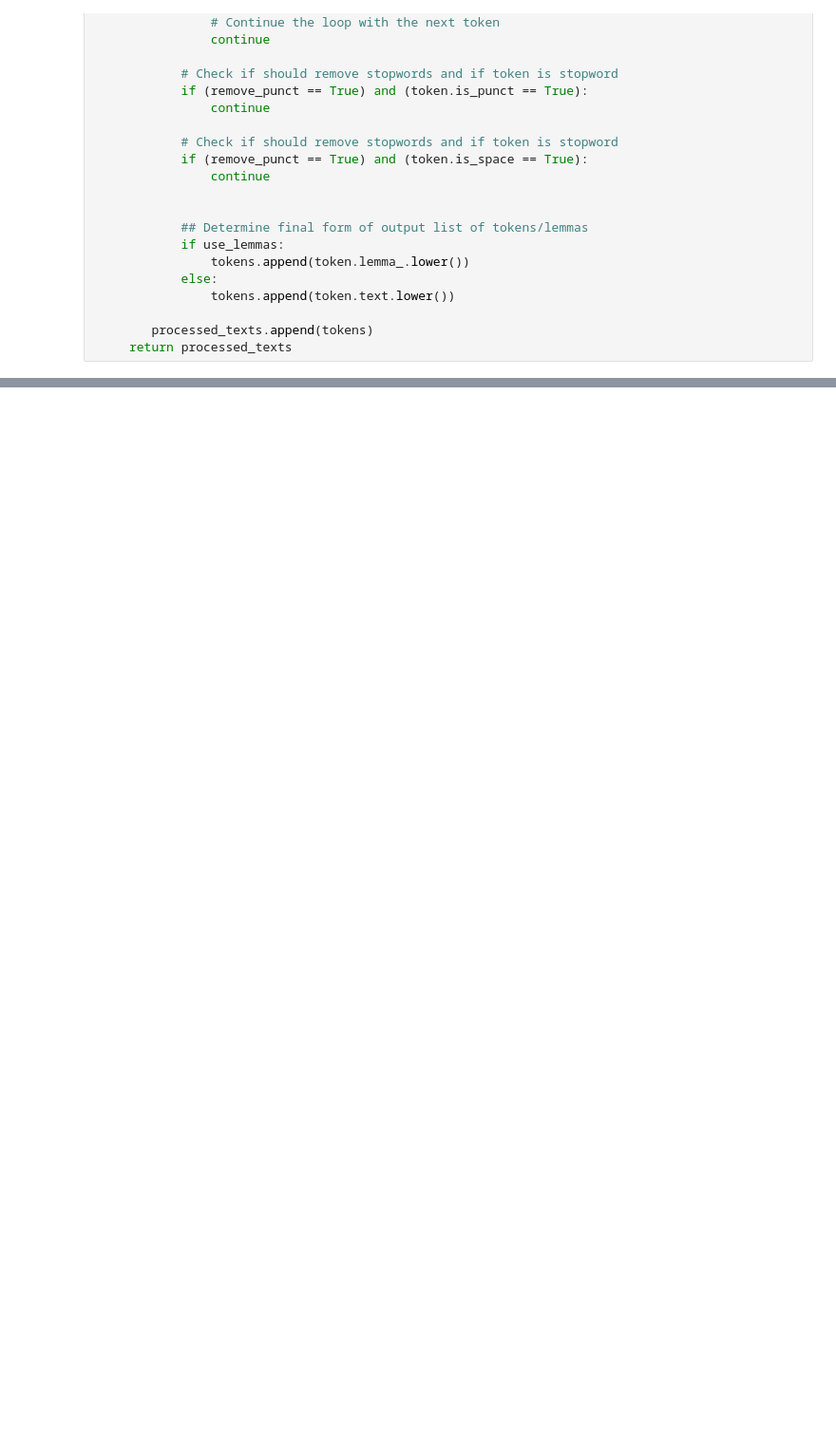
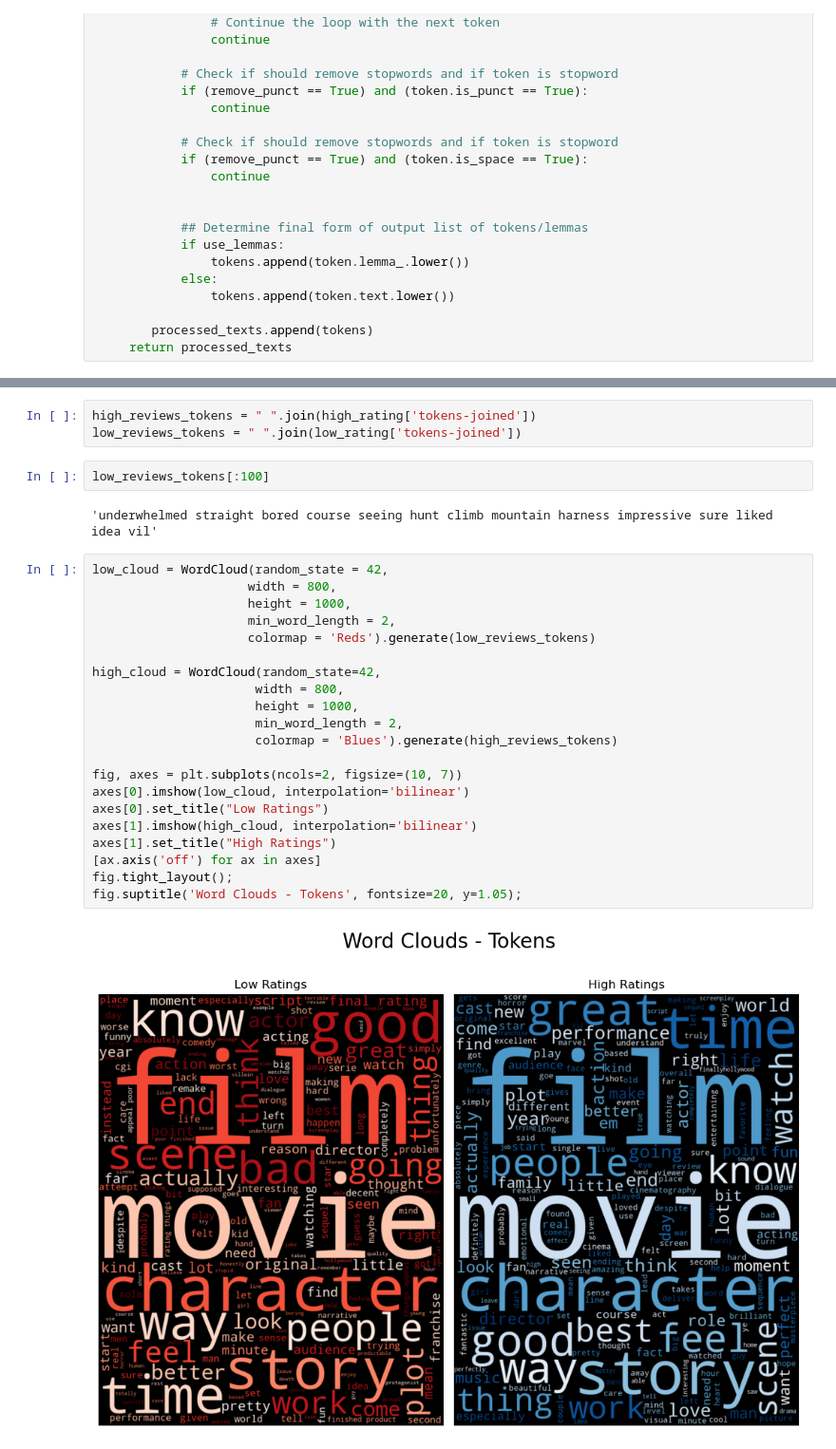
Before and after one commit to 808hanronald/project-2.3, a Jupyter notebook: 2.5.ipynb, the cells around one changed output, grey strips where cells are left out. Shown at 95% size. Drawn from its saved outputs; the diff is of its cells as text; blank space fills up the shorter version.

```diff
--- a/2.5.ipynb
+++ b/2.5.ipynb
@@ -238,2 +223,32 @@ low_rating['lemmas'].str.contains('HTML').sum()
 # %% [output]
 0.0
+# %%
+high_reviews_tokens = " ".join(high_rating['tokens-joined'])
+low_reviews_tokens = " ".join(low_rating['tokens-joined'])
+# %%
+low_reviews_tokens[:100]
+# %% [output]
+'underwhelmed straight bored course seeing hunt climb mountain harness impressive sure liked idea vil'
+# %%
+low_cloud = WordCloud(random_state = 42,
+                     width = 800,
+                     height = 1000,
+                     min_word_length = 2,
+                     colormap = 'Reds').generate(low_reviews_tokens)
+
+high_cloud = WordCloud(random_state=42,
+                      width = 800,
+                      height = 1000,
+                      min_word_length = 2,
+                      colormap = 'Blues').generate(high_reviews_tokens)
+
+fig, axes = plt.subplots(ncols=2, figsize=(10, 7))
+axes[0].imshow(low_cloud, interpolation='bilinear')
+axes[0].set_title("Low Ratings")
+axes[1].imshow(high_cloud, interpolation='bilinear')
+axes[1].set_title("High Ratings")
+[ax.axis('off') for ax in axes]
+fig.tight_layout();
+fig.suptitle('Word Clouds - Tokens', fontsize=20, y=1.05);
+# %% [output]
+[figure, added]
```
Also changed, not shown: parts of 12 cells of this notebook.
